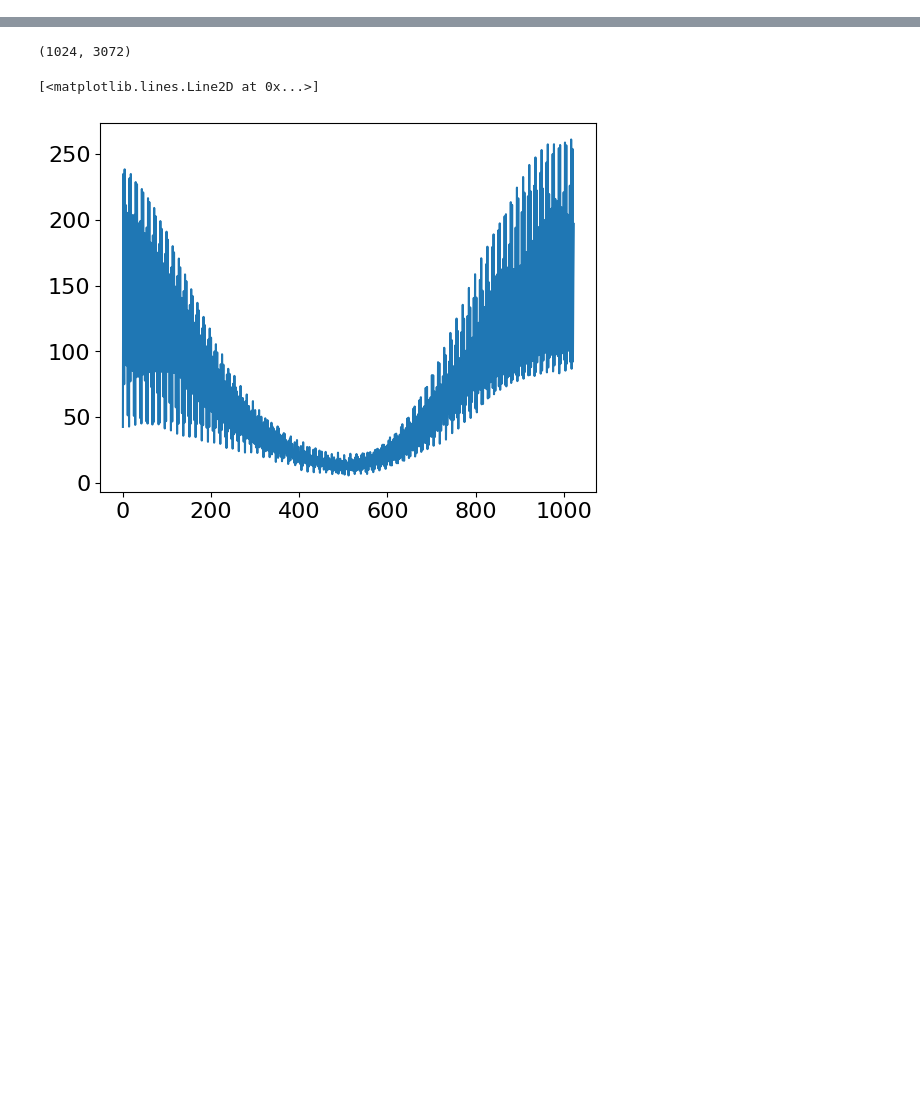
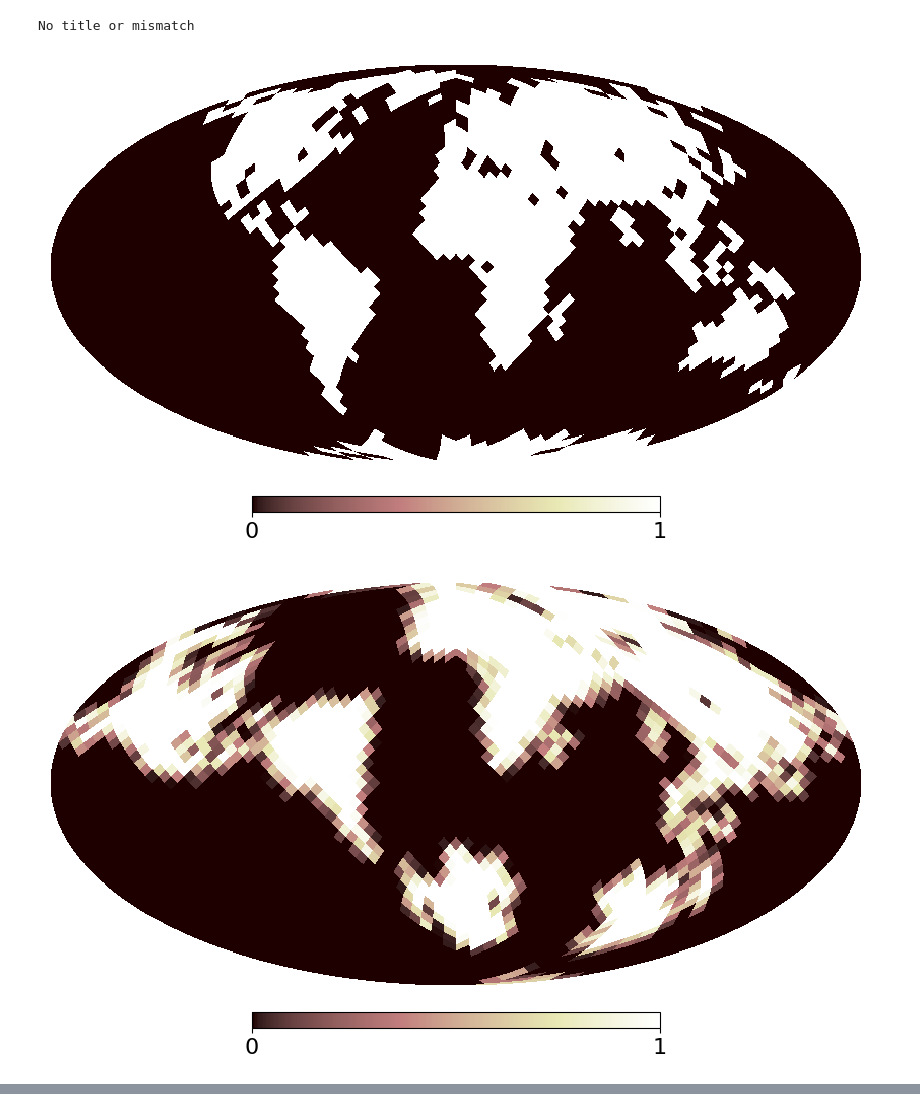
Before and after one commit to HajimeKawahara/sot, a Jupyter notebook: tutorial/dynamic SOT for a rotating Earth.ipynb, the cells around one changed output, grey strips where cells are left out. Drawn from its saved outputs; the diff is of its cells as text; code cells hidden in the pictures; blank space fills up the shorter version.

```diff
--- a/tutorial/dynamic SOT for a rotating Earth.ipynb
+++ b/tutorial/dynamic SOT for a rotating Earth.ipynb
@@ -33,3 +33,21 @@ obst=np.linspace(0.0,Porb,Ni)
 # test moving map
 nside=16
 npix=hp.nside2npix(nside)
+# %%
+from sot.io.load_data import get_data_filepath
+from sot.plot.plotdymap import plotseqmap
+import healpy as hp
+nside = 16
+npix = hp.nside2npix(nside)
+file_path = get_data_filepath("mockalbedo16.fits")
+mmap = hp.read_map(file_path)
+
+mask = mmap > 0.0
+mmap[mask] = 1.0
+movmap = mvmap.rotating_map(mmap, obst, rotthetamax=np.pi / 2.0)
+frames=[0,int(Ni/2),Ni-1]
+plotseqmap(movmap,frames,"map input","",vmin=0.0,vmax=1.0,zero=False,pdf=False,png=False,show=True)
+# %% [output]
+No title or mismatch
+[figure, added]
+[figure, added]
@@ -36,14 +55,5 @@ npix=hp.nside2npix(nside)
 # %%
-from sot.io.load_data import get_data_filepath
-
-nside = 16
-npix = hp.nside2npix(nside)
-file_path = get_data_filepath("mockalbedo16.fits")
-mmap = hp.read_map(file_path)
-mask = mmap > 0.0
-mmap[mask] = 1.0
-movmap = mvmap.rotating_map(mmap, obst, rotthetamax=np.pi / 2.0)
-print(movmap.shape)
+import jax.numpy as jnp
 # geometric weight
 Thetav = worb * obst
 Phiv = np.mod(wspin * obst, 2 * np.pi)
@@ -51,13 +61,10 @@ WI, WV = compute_weight(nside, zeta, inc, Thetaeq, Thetav, Phiv)
 W = WV[:, :] * WI[:, :]
 
 # Light curve
-lc = np.sum(W * movmap, axis=1)
+lc = jnp.sum(W * movmap, axis=1)
 noiselevel = 0.01
 sigma = noiselevel * np.mean(lc)
 noise = sigma * np.random.normal(0.0, 1.0, np.shape(lc))
 lc = lc + noise
-plt.plot(lc)
+
+#plt.plot(lc)
-# %% [output]
-(1024, 3072)
-[<matplotlib.lines.Line2D at 0x...>]
-[figure, removed]
```
Also changed, not shown: parts of 5 cells of this notebook.
